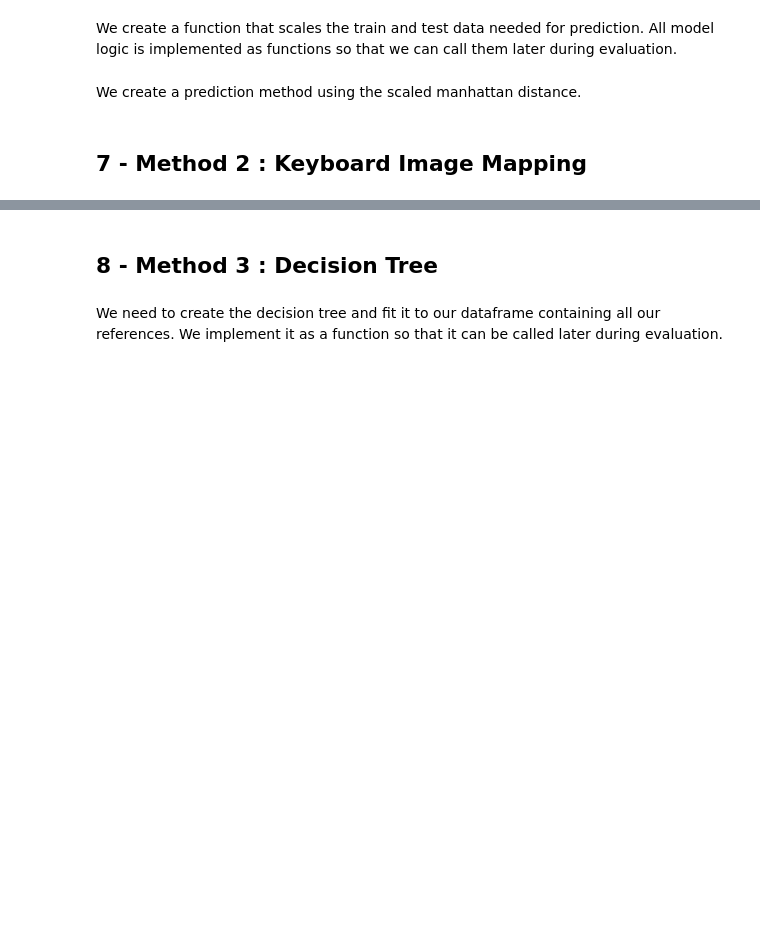
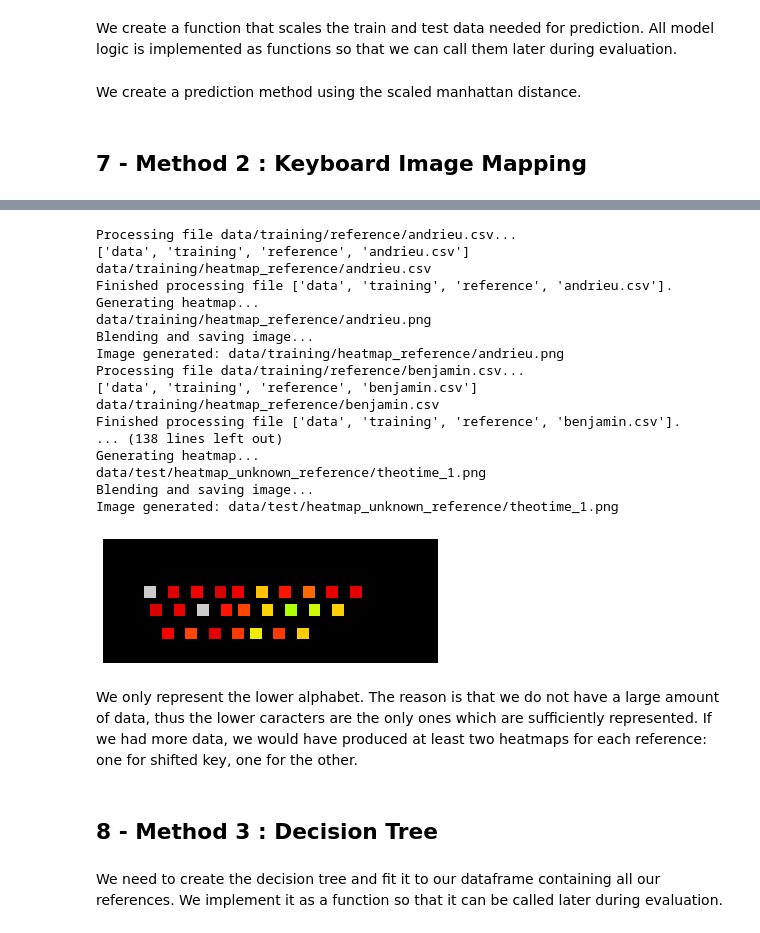
Before and after one commit to Belzerion/OT2, a Jupyter notebook: data_mining_report.ipynb, the cells around one changed output, grey strips where cells are left out. Cells and saved outputs as stored; diff of their text form; code cells hidden in the pictures; blank space fills up the shorter version.

```diff
--- a/data_mining_report.ipynb
+++ b/data_mining_report.ipynb
@@ -812,3 +1038,42 @@ def pred_SMD(df_reference, to_identify, verbose=False):
+# %%
+for file in listdir(REFERENCE_FILEPATH):
+    colormap = 'nipy_spectral'
+    dpi = 600
+    heatmap_data = get_heatmap(REFERENCE_FILEPATH+file)
+    output_file = HEATMAP_REFERENCE+file
+    output_file = output_file.split('.')[0]+'.png'
+    blend_and_save(heatmap_data, output_file, colormap, dpi)
+    print('Image generated: {0}'.format(output_file))
+
+for file in listdir(REFERENCE_UNKNOWN_FILEPATH):
+    colormap = 'nipy_spectral'
+    dpi = 600
+    heatmap_data = get_heatmap(REFERENCE_UNKNOWN_FILEPATH+file)
+    output_file = HEATMAP_UNKNOWN_REFERENCE+file
+    output_file = output_file.split('.')[0]+'.png'
+    blend_and_save(heatmap_data, output_file, colormap, dpi)
+    print('Image generated: {0}'.format(output_file))
+# %% [output]
+Processing file data/training/reference/andrieu.csv...
+['data', 'training', 'reference', 'andrieu.csv']
+data/training/heatmap_reference/andrieu.csv
+Finished processing file ['data', 'training', 'reference', 'andrieu.csv'].
+Generating heatmap...
+data/training/heatmap_reference/andrieu.png
+Blending and saving image...
+Image generated: data/training/heatmap_reference/andrieu.png
+Processing file data/training/reference/benjamin.csv...
+['data', 'training', 'reference', 'benjamin.csv']
+data/training/heatmap_reference/benjamin.csv
+Finished processing file ['data', 'training', 'reference', 'benjamin.csv'].
+... (138 lines left out)
+Generating heatmap...
+data/test/heatmap_unknown_reference/theotime_1.png
+Blending and saving image...
+Image generated: data/test/heatmap_unknown_reference/theotime_1.png
+[figure, added]
+# %% [markdown]
+We only represent the lower alphabet. The reason is that we do not have a large amount of data, thus the lower caracters are the only ones which are sufficiently represented. If we had more data, we would have produced at least two heatmaps for each reference: one for shifted key, one for the other.
 # %% [markdown]
 <a name='8'></a>
 ## 8 - Method 3 : Decision Tree
```
Also changed, not shown: parts of 16 cells of this notebook, 3 other files.
